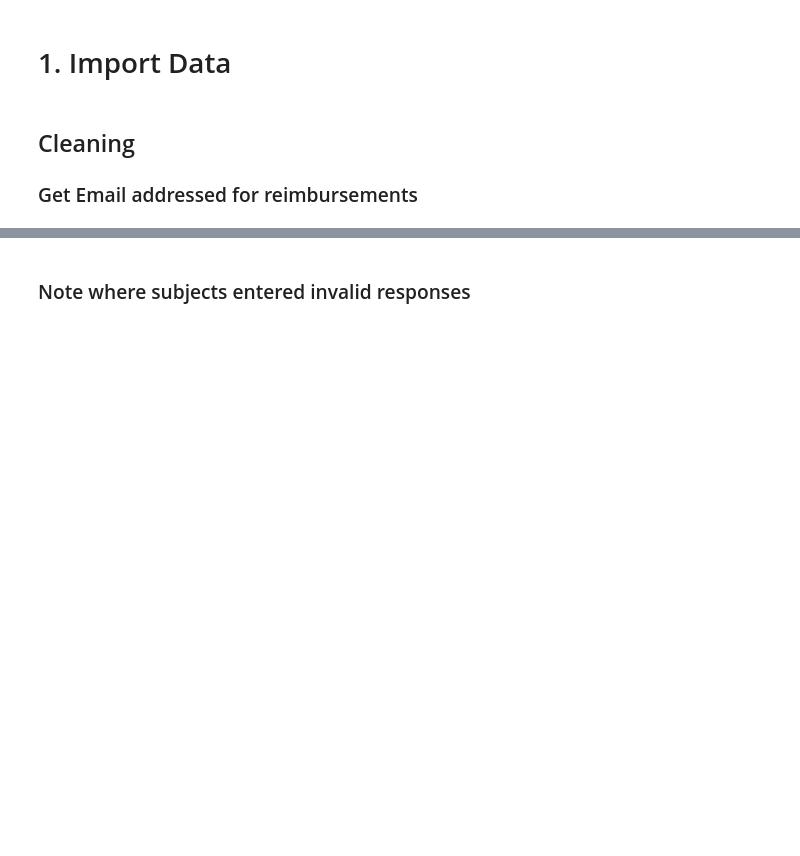
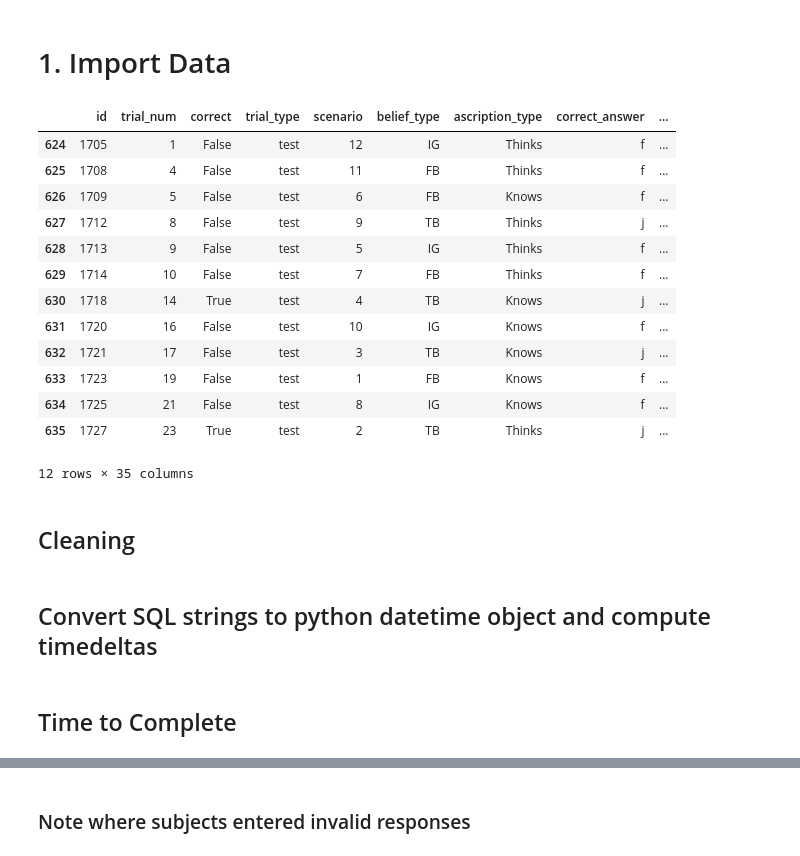
Before and after one commit to BryanGonzalez262/KnowledgeBeliefASD, a Jupyter notebook: analysis/asc_analysis.ipynb, the cells around one changed output, grey strips where cells are left out. Drawn from its saved outputs; the diff is of its cells as text; code cells hidden in the pictures; blank space fills up the shorter version.

```diff
--- a/analysis/asc_analysis.ipynb
+++ b/analysis/asc_analysis.ipynb
@@ -43,6 +43,3 @@ dat['email'] = dat.email.str.lower().str.strip()
 # data saved for testing purposes has id as float instead of alphanumeric so only keep alphanumeric IDs
 dat = dat[dat.prolific_id.str.isalnum()].reset_index(drop=True)
 dat['response_key'] = dat.response_key.apply(literal_eval)
-# %% [markdown]
-## Cleaning
-### Get Email addressed for reimbursements
@@ -59,0 +46,22 @@ emails.email.sort_values().unique()
+# %%
+dat.loc[dat.email =='harrisonstephh@outlook.com']
+#dat.email.sort_values( axis=0).unique()
+# %% [output]
+|  | id | trial_num | correct | trial_type | scenario | belief_type | ascription_type | correct_answer | ... |
+| 624 | 1705 | 1 | False | test | 12 | IG | Thinks | f | ... |
+| 625 | 1708 | 4 | False | test | 11 | FB | Thinks | f | ... |
+| 626 | 1709 | 5 | False | test | 6 | FB | Knows | f | ... |
+| 627 | 1712 | 8 | False | test | 9 | TB | Thinks | j | ... |
+| 628 | 1713 | 9 | False | test | 5 | IG | Thinks | f | ... |
+| 629 | 1714 | 10 | False | test | 7 | FB | Thinks | f | ... |
+| 630 | 1718 | 14 | True | test | 4 | TB | Knows | j | ... |
+| 631 | 1720 | 16 | False | test | 10 | IG | Knows | f | ... |
+| 632 | 1721 | 17 | False | test | 3 | TB | Knows | j | ... |
+| 633 | 1723 | 19 | False | test | 1 | FB | Knows | f | ... |
+| 634 | 1725 | 21 | False | test | 8 | IG | Knows | f | ... |
+| 635 | 1727 | 23 | True | test | 2 | TB | Thinks | j | ... |
+12 rows × 35 columns
+# %% [markdown]
+## Cleaning
+# %% [markdown]
+## Convert SQL strings to python datetime object and compute timedeltas
@@ -59,0 +77,2 @@ emails.email.sort_values().unique()
+# %% [markdown]
+## Time to Complete
```
Also changed, not shown: parts of 16 cells of this notebook.
